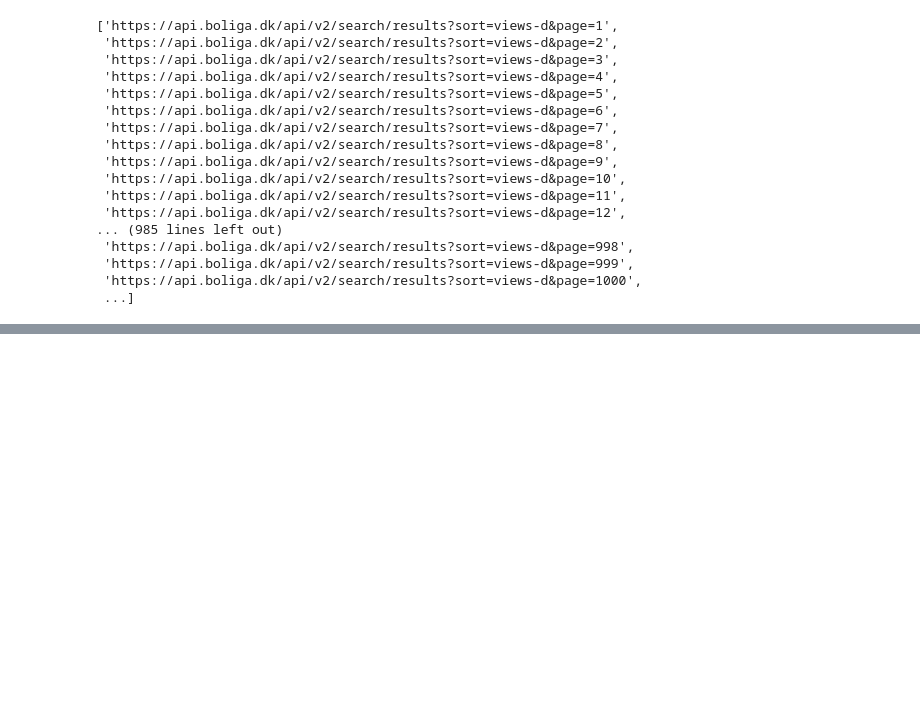
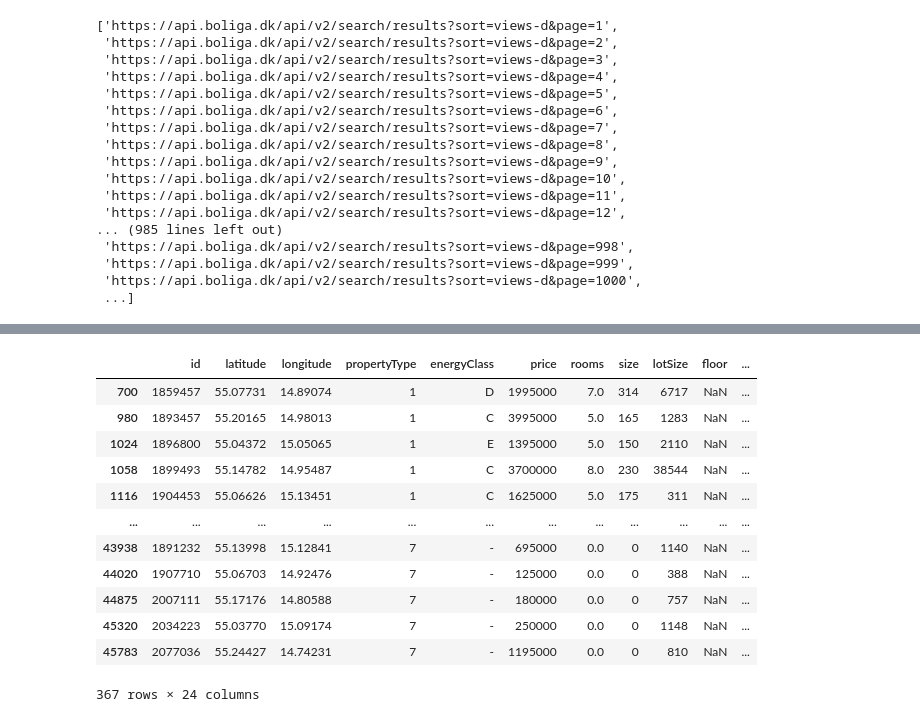
Before and after one commit to Tobias-Thiim/Introduction-to-Social-Data-Science-gruppe_20, a Jupyter notebook: Data_behandling/Combined script.ipynb, the cells around one changed output, grey strips where cells are left out. Drawn from its saved outputs; the diff is of its cells as text; code cells hidden in the pictures; blank space fills up the shorter version.

```diff
--- a/Data_behandling/Combined script.ipynb
+++ b/Data_behandling/Combined script.ipynb
@@ -527,0 +715,35 @@ NameError: name 'Final_Real_Estate_Postings' is not defined
+# %%
+#Denne kode udregner afstand fra bolig til nærmeste station og gemmer
+# og gemmer som en variabel i bolig df
+
+
+# Extract the coordinates from the DataFrames
+house_coords = bolig_df_m_coordinates[['latitude', 'longitude']].values
+station_coords = station_df[['stationLatitude', 'stationLongitude']].values
+
+#erstatter , med .
+cleaned_coords = []
+for coord in station_coords:
+    cleaned_coord = [float(c.replace(',', '.')) for c in coord]
+    cleaned_coords.append(cleaned_coord)
+
+
+# Create KDTree from station coordinates
+station_tree = KDTree(cleaned_coords)
+
+# Define a function to find the nearest station and its distance
+def find_nearest_station(house_coord, station_tree, stations):
+    # Query the nearest station using the KDTree
+    distance, index = station_tree.query(house_coord, k=1)  # k=1 to find the single nearest neighbor
+    nearest_station = stations[index]
+    # Calculate geodesic distance
+    geodesic_distance = geodesic(house_coord, nearest_station).kilometers
+    return geodesic_distance
+
+# Apply the function to all houses
+distances_to_nearest_station = [find_nearest_station(house, station_tree, cleaned_coords) for house in house_coords]
+
+# Add the distances as a new column in your DataFrame
+bolig_df_m_coordinates['distance_to_nearest_station'] = distances_to_nearest_station
+
+# Optionally, you can now inspect the first few rows to verify the results
@@ -527,0 +761,16 @@ NameError: name 'Final_Real_Estate_Postings' is not defined
+# %%
+bolig_df_m_coordinates[bolig_df_m_coordinates['distance_to_nearest_station'] > 100]
+# %% [output]
+|  | id | latitude | longitude | propertyType | energyClass | price | rooms | size | lotSize | floor | ... |
+| 700 | 1859457 | 55.07731 | 14.89074 | 1 | D | 1995000 | 7.0 | 314 | 6717 | NaN | ... |
+| 980 | 1893457 | 55.20165 | 14.98013 | 1 | C | 3995000 | 5.0 | 165 | 1283 | NaN | ... |
+| 1024 | 1896800 | 55.04372 | 15.05065 | 1 | E | 1395000 | 5.0 | 150 | 2110 | NaN | ... |
+| 1058 | 1899493 | 55.14782 | 14.95487 | 1 | C | 3700000 | 8.0 | 230 | 38544 | NaN | ... |
+| 1116 | 1904453 | 55.06626 | 15.13451 | 1 | C | 1625000 | 5.0 | 175 | 311 | NaN | ... |
+| ... | ... | ... | ... | ... | ... | ... | ... | ... | ... | ... | ... |
+| 43938 | 1891232 | 55.13998 | 15.12841 | 7 | - | 695000 | 0.0 | 0 | 1140 | NaN | ... |
+| 44020 | 1907710 | 55.06703 | 14.92476 | 7 | - | 125000 | 0.0 | 0 | 388 | NaN | ... |
+| 44875 | 2007111 | 55.17176 | 14.80588 | 7 | - | 180000 | 0.0 | 0 | 757 | NaN | ... |
+| 45320 | 2034223 | 55.03770 | 15.09174 | 7 | - | 250000 | 0.0 | 0 | 1148 | NaN | ... |
+| 45783 | 2077036 | 55.24427 | 14.74231 | 7 | - | 1195000 | 0.0 | 0 | 810 | NaN | ... |
+367 rows × 24 columns
```
Also changed, not shown: parts of 24 cells of this notebook.
